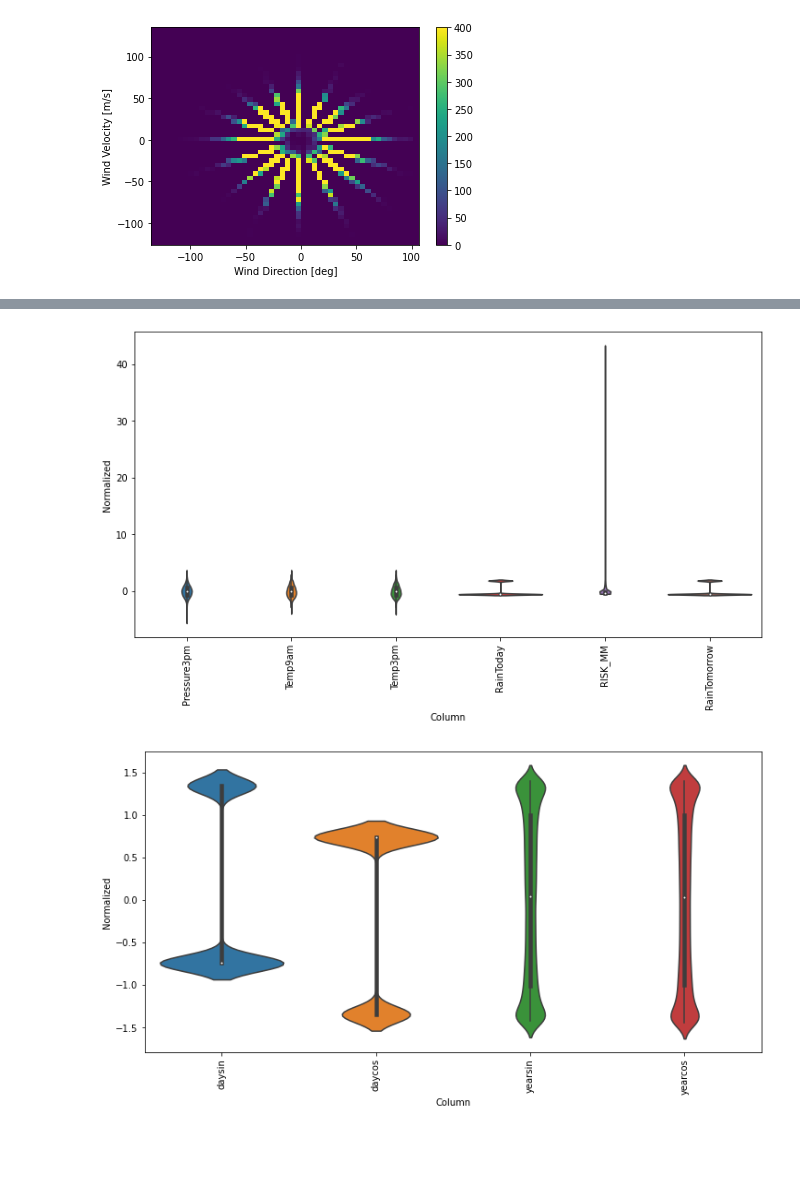
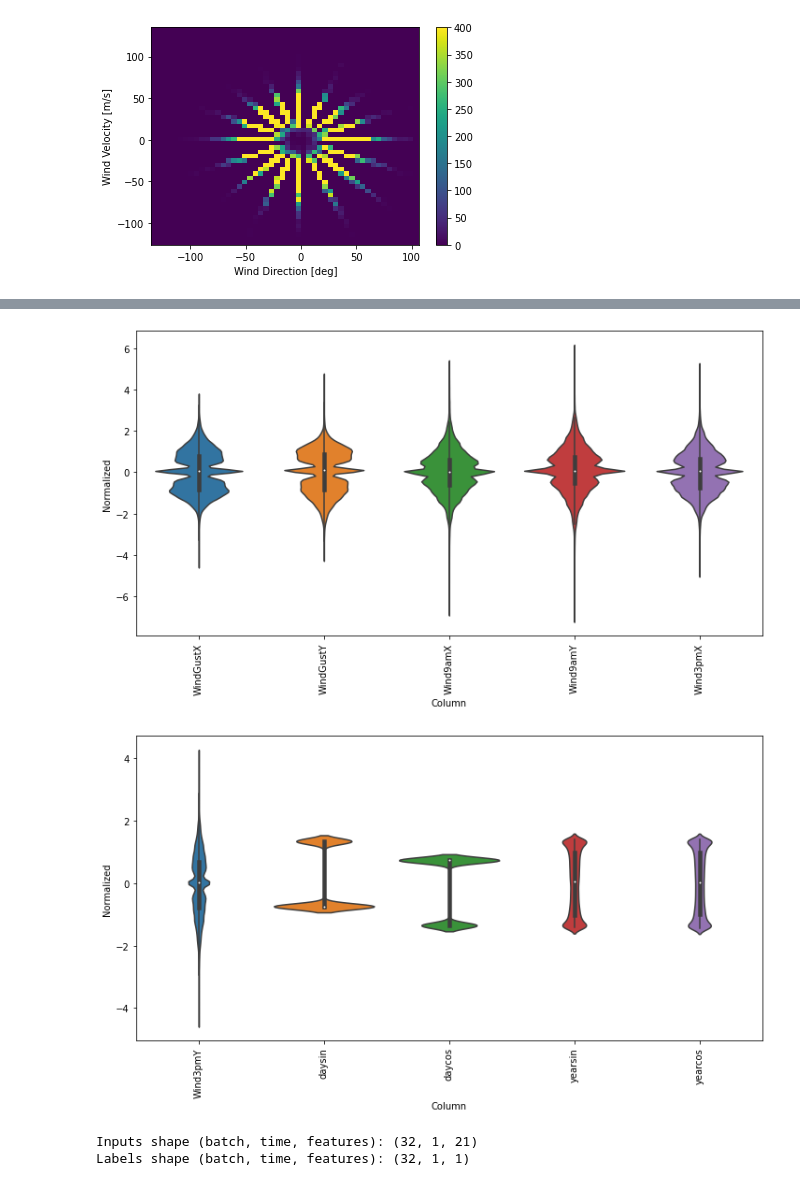
Before and after one commit to jpcaltabiano/DS502_weather_prediction, a Jupyter notebook: rnn.ipynb, the cells around one changed output, grey strips where cells are left out. Saved outputs shown, nothing was run; the diff lists cells and outputs as text; code cells hidden in the pictures; blank space fills up the shorter version.

```diff
--- a/rnn.ipynb
+++ b/rnn.ipynb
@@ -48,7 +60,7 @@ Name: RainTomorrow, dtype: int64
 # convert to binary
 data["RainTomorrow"].replace(('Yes', 'No'), (1, 0), inplace=True)
 data["RainToday"].replace(('Yes', 'No'), (1, 0), inplace=True)
-data.drop(columns=['Location', 'Evaporation', 'Sunshine', 'Cloud9am', 'Cloud3pm'], inplace=True)
+data.drop(columns=['Location', 'Evaporation', 'Sunshine', 'Cloud9am', 'Cloud3pm', 'RISK_MM'], inplace=True)
 
 # convert direction strings to degrees
 data['WindGustDir'].replace(
@@ -153,29 +166,35 @@ data['daysin'] = np.sin(timestamp_s * (2 * np.pi/day))
 data['daycos'] = np.cos(timestamp_s * (2 * np.pi/day))
 data['yearsin'] = np.sin(timestamp_s * (2 * np.pi/year))
 data['yearcos'] = np.cos(timestamp_s * (2 * np.pi/year))
-# %%
-# Normalize all the data
-data_mean = data.mean()
-data_std = data.std()
-
-data = (data - data_mean) / data_std
+# %%
+# split and normalize all the data
+n = len(data)
+train_df = data[0:int(n*0.7)]
+val_df = data[int(n*0.7):int(n*0.9)]
+test_df = data[int(n*0.9):]
+
+
+train_mean = train_df.mean()
+train_std = train_df.std()
+train_df = (train_df - train_mean) / train_std
 # %%
-data_melted = data.melt(var_name='Column', value_name='Normalized')
-var_rows = int(data_melted.shape[0]/22) # number of rows for each variable
+data_std = (data - train_mean) / train_std
+data_melted = data_std.melt(var_name='Column', value_name='Normalized')
+var_rows = int(data_melted.shape[0]/21) # number of rows for each variable
 
 plt.figure(figsize=(12,6))
 ax = sns.violinplot(x='Column', y='Normalized', data=data_melted[:var_rows*6])
 _ = ax.set_xticklabels(data.keys()[:6], rotation=90)
 
 plt.figure(figsize=(12,6))
-ax = sns.violinplot(x='Column', y='Normalized', data=data_melted[var_rows*6:var_rows*12])
-_ = ax.set_xticklabels(data.keys()[6:12], rotation=90)
+ax = sns.violinplot(x='Column', y='Normalized', data=data_melted[var_rows*6:var_rows*11])
+_ = ax.set_xticklabels(data.keys()[6:11], rotation=90)
 
 plt.figure(figsize=(12,6))
-ax = sns.violinplot(x='Column', y='Normalized', data=data_melted[var_rows*12:var_rows*18])
-_ = ax.set_xticklabels(data.keys()[12:18], rotation=90)
+ax = sns.violinplot(x='Column', y='Normalized', data=data_melted[var_rows*11:var_rows*16])
+_ = ax.set_xticklabels(data.keys()[11:16], rotation=90)
 
 plt.figure(figsize=(12,6))
-ax = sns.violinplot(x='Column', y='Normalized', data=data_melted[var_rows*18:var_rows*22])
-_ = ax.set_xticklabels(data.keys()[18:22], rotation=90)
+ax = sns.violinplot(x='Column', y='Normalized', data=data_melted[var_rows*16:var_rows*21])
+_ = ax.set_xticklabels(data.keys()[16:21], rotation=90)
 # %% [output]
@@ -184,2 +203,2 @@ _ = ax.set_xticklabels(data.keys()[18:22], rotation=90)
-[figure, old version]
+[figure, new version]
-[figure, old version]
+[figure, new version]
@@ -185,0 +326,7 @@ _ = ax.set_xticklabels(data.keys()[18:22], rotation=90)
+# %%
+for example_inputs, example_labels in w.train.take(1):
+    print(f'Inputs shape (batch, time, features): {example_inputs.shape}')
+    print(f'Labels shape (batch, time, features): {example_labels.shape}')
+# %% [output]
+Inputs shape (batch, time, features): (32, 1, 21)
+Labels shape (batch, time, features): (32, 1, 1)
```
Also changed, not shown: parts of 10 cells of this notebook, 1 other file.
